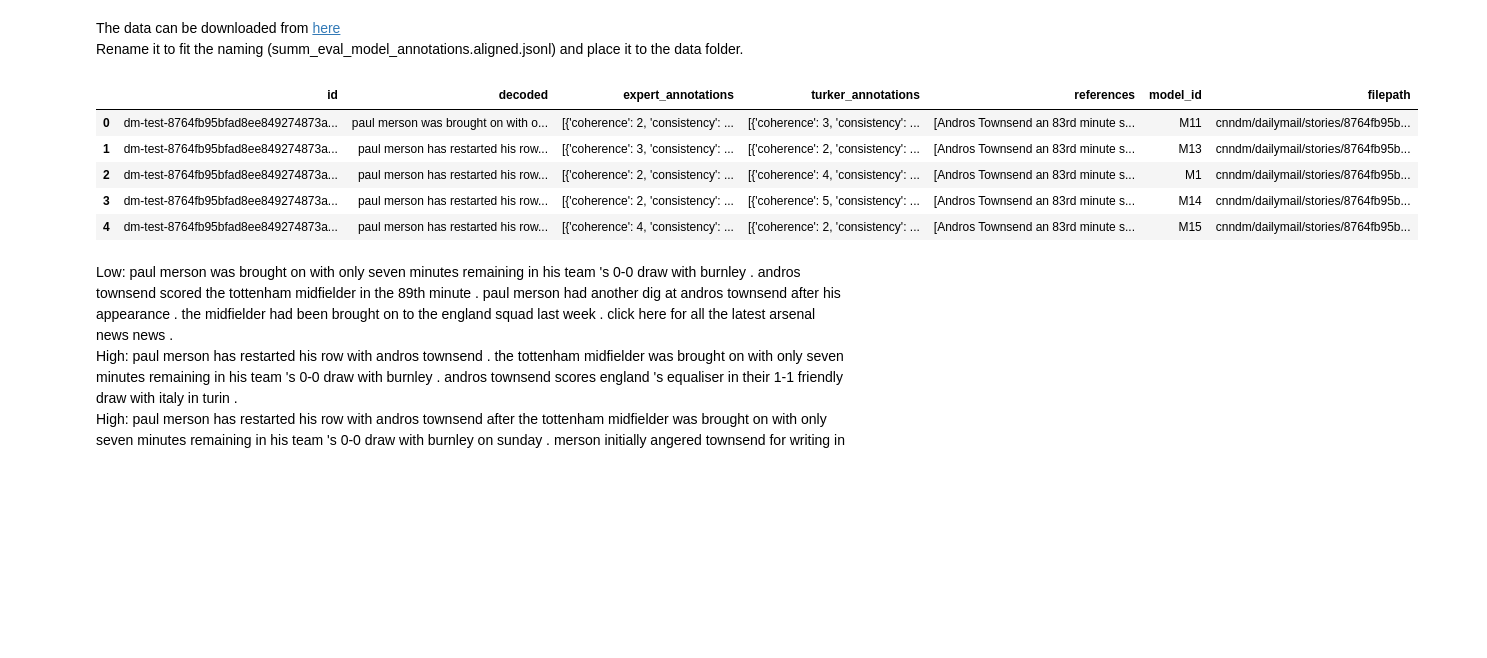
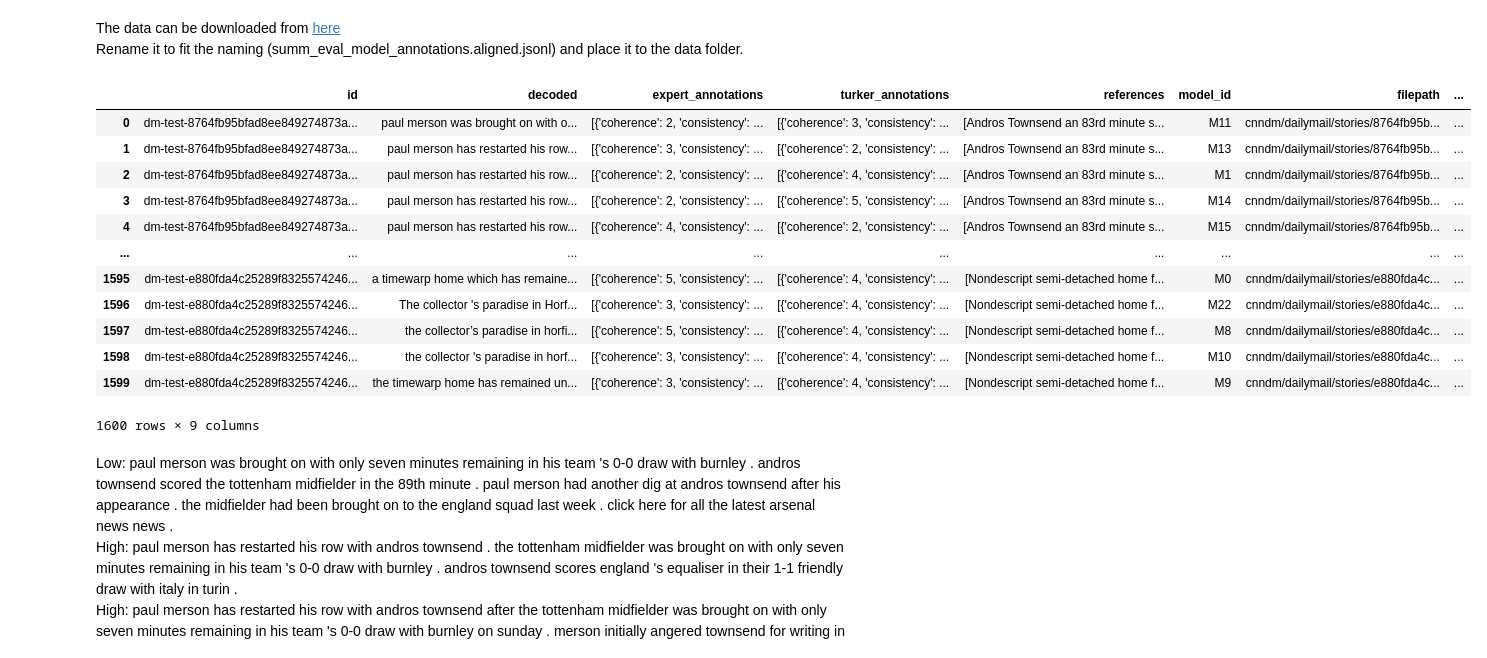
Before and after one commit to vetlewj/algorithmic-media, a Jupyter notebook: fc_metric/evaluating_fc_metric.ipynb, the cells around one changed output. Drawn from its saved outputs; the diff is of its cells as text; code cells hidden in the pictures; blank space fills up the shorter version.

```diff
--- a/fc_metric/evaluating_fc_metric.ipynb
+++ b/fc_metric/evaluating_fc_metric.ipynb
@@ -10,16 +12,23 @@ If you need to analyze an existing ranking, you can skip to second part of the n
 The data can be downloaded from [here](https://github.com/Yale-LILY/SummEval?tab=readme-ov-file#human-annotations)
 Rename it to fit the naming (summ_eval_model_annotations.aligned.jsonl) and place it to the data folder.
 # %%
-df = pd.read_json('../data/summ_eval_model_annotations.aligned.jsonl', lines=True)
+df = pd.read_json('../data/eval/summ_eval_model_annotations.aligned.jsonl', lines=True)
 # %%
-df.head()
+df
 # %% [output]
-|  | id | decoded | expert_annotations | turker_annotations | references | model_id | filepath |
-| 0 | dm-test-8764fb95bfad8ee849274873a... | paul merson was brought on with o... | [{'coherence': 2, 'consistency': ... | [{'coherence': 3, 'consistency': ... | [Andros Townsend an 83rd minute s... | M11 | cnndm/dailymail/stories/8764fb95b... |
-| 1 | dm-test-8764fb95bfad8ee849274873a... | paul merson has restarted his row... | [{'coherence': 3, 'consistency': ... | [{'coherence': 2, 'consistency': ... | [Andros Townsend an 83rd minute s... | M13 | cnndm/dailymail/stories/8764fb95b... |
-| 2 | dm-test-8764fb95bfad8ee849274873a... | paul merson has restarted his row... | [{'coherence': 2, 'consistency': ... | [{'coherence': 4, 'consistency': ... | [Andros Townsend an 83rd minute s... | M1 | cnndm/dailymail/stories/8764fb95b... |
-| 3 | dm-test-8764fb95bfad8ee849274873a... | paul merson has restarted his row... | [{'coherence': 2, 'consistency': ... | [{'coherence': 5, 'consistency': ... | [Andros Townsend an 83rd minute s... | M14 | cnndm/dailymail/stories/8764fb95b... |
-| 4 | dm-test-8764fb95bfad8ee849274873a... | paul merson has restarted his row... | [{'coherence': 4, 'consistency': ... | [{'coherence': 2, 'consistency': ... | [Andros Townsend an 83rd minute s... | M15 | cnndm/dailymail/stories/8764fb95b... |
+|  | id | decoded | expert_annotations | turker_annotations | references | model_id | filepath | ... |
+| 0 | dm-test-8764fb95bfad8ee849274873a... | paul merson was brought on with o... | [{'coherence': 2, 'consistency': ... | [{'coherence': 3, 'consistency': ... | [Andros Townsend an 83rd minute s... | M11 | cnndm/dailymail/stories/8764fb95b... | ... |
+| 1 | dm-test-8764fb95bfad8ee849274873a... | paul merson has restarted his row... | [{'coherence': 3, 'consistency': ... | [{'coherence': 2, 'consistency': ... | [Andros Townsend an 83rd minute s... | M13 | cnndm/dailymail/stories/8764fb95b... | ... |
+| 2 | dm-test-8764fb95bfad8ee849274873a... | paul merson has restarted his row... | [{'coherence': 2, 'consistency': ... | [{'coherence': 4, 'consistency': ... | [Andros Townsend an 83rd minute s... | M1 | cnndm/dailymail/stories/8764fb95b... | ... |
+| 3 | dm-test-8764fb95bfad8ee849274873a... | paul merson has restarted his row... | [{'coherence': 2, 'consistency': ... | [{'coherence': 5, 'consistency': ... | [Andros Townsend an 83rd minute s... | M14 | cnndm/dailymail/stories/8764fb95b... | ... |
+| 4 | dm-test-8764fb95bfad8ee849274873a... | paul merson has restarted his row... | [{'coherence': 4, 'consistency': ... | [{'coherence': 2, 'consistency': ... | [Andros Townsend an 83rd minute s... | M15 | cnndm/dailymail/stories/8764fb95b... | ... |
+| ... | ... | ... | ... | ... | ... | ... | ... | ... |
+| 1595 | dm-test-e880fda4c25289f8325574246... | a timewarp home which has remaine... | [{'coherence': 5, 'consistency': ... | [{'coherence': 4, 'consistency': ... | [Nondescript semi-detached home f... | M0 | cnndm/dailymail/stories/e880fda4c... | ... |
+| 1596 | dm-test-e880fda4c25289f8325574246... | The collector 's paradise in Horf... | [{'coherence': 3, 'consistency': ... | [{'coherence': 4, 'consistency': ... | [Nondescript semi-detached home f... | M22 | cnndm/dailymail/stories/e880fda4c... | ... |
+| 1597 | dm-test-e880fda4c25289f8325574246... | the collector’s paradise in horfi... | [{'coherence': 5, 'consistency': ... | [{'coherence': 4, 'consistency': ... | [Nondescript semi-detached home f... | M8 | cnndm/dailymail/stories/e880fda4c... | ... |
+| 1598 | dm-test-e880fda4c25289f8325574246... | the collector 's paradise in horf... | [{'coherence': 3, 'consistency': ... | [{'coherence': 4, 'consistency': ... | [Nondescript semi-detached home f... | M10 | cnndm/dailymail/stories/e880fda4c... | ... |
+| 1599 | dm-test-e880fda4c25289f8325574246... | the timewarp home has remained un... | [{'coherence': 3, 'consistency': ... | [{'coherence': 4, 'consistency': ... | [Nondescript semi-detached home f... | M9 | cnndm/dailymail/stories/e880fda4c... | ... |
+1600 rows × 9 columns
 # %% [markdown]
 Low: paul merson was brought on with only seven minutes remaining in his team 's 0-0 draw with burnley . andros townsend scored the tottenham midfielder in the 89th minute . paul merson had another dig at andros townsend after his appearance . the midfielder had been brought on to the england squad last week . click here for all the latest arsenal news news .
 High: paul merson has restarted his row with andros townsend . the tottenham midfielder was brought on with only seven minutes remaining in his team 's 0-0 draw with burnley . andros townsend scores england 's equaliser in their 1-1 friendly draw with italy in turin .
```
Also changed, not shown: parts of 23 cells of this notebook, 2 other files.
